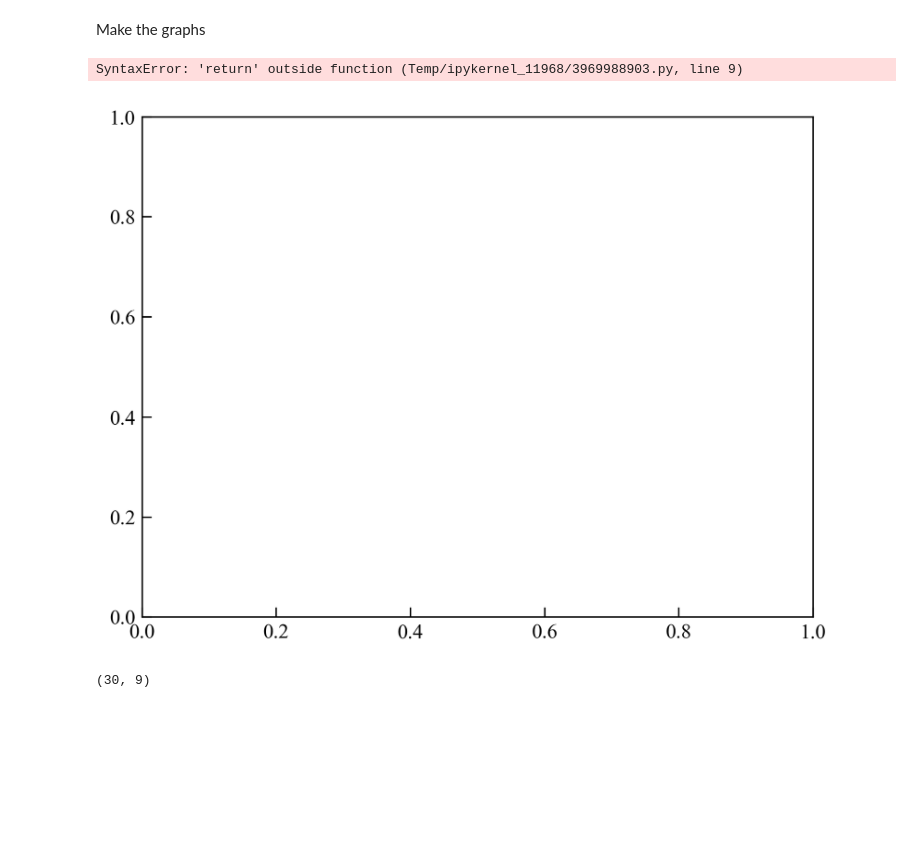
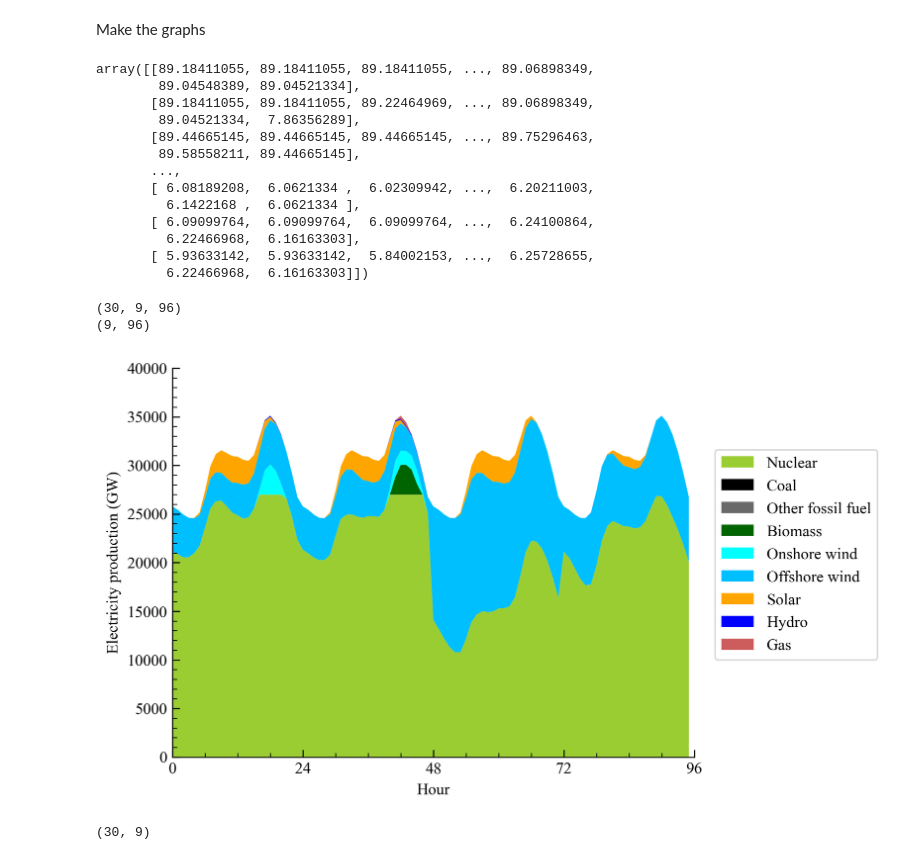
Before and after one commit to LukaKarathanos/Mphys, a Jupyter notebook: test_notebook.ipynb, the cells around one changed output. Saved outputs shown, nothing was run; the diff lists cells and outputs as text; code cells hidden in the pictures; blank space fills up the shorter version.

```diff
--- a/test_notebook.ipynb
+++ b/test_notebook.ipynb
@@ -129,50 +129,64 @@ Make the graphs
 
 fig, ax = plt.subplots()
 
-total_per_tech = np.load(r'C:\Users\LukaK\OneDrive - Durham University\Projects\Agent based modelling easy\data\3test\19124_total_per_tech.npy')
+total_per_tech = np.load(r'C:\Users\LukaK\OneDrive - Durham University\Projects\Agent based modelling easy\data\3test\28164_total_per_tech.npy')
 
-prices = np.load(r'C:\Users\LukaK\OneDrive - Durham University\Projects\Agent based modelling easy\data\3test\19124_all_strike_prices.npy')
+prices = np.load(r'C:\Users\LukaK\OneDrive - Durham University\Projects\Agent based modelling easy\data\3test\28164_all_strike_prices.npy')
 display(prices)
 
 
 print(np.shape(total_per_tech))
 
-ydata = total_per_tech[10,:,:]
-n_days = 12
+ydata = total_per_tech[17,:,:]
+n_days = 4
 
 
 # ydata = total_per_tech[2,29,:,:]/1000
 
 print(np.shape(ydata))
 
 xdata = range((n_days*24))
 
 mpl.rcParams['axes.prop_cycle'] = mpl.cycler(color=["yellowgreen", "black", "dimgrey", 'darkgreen', 'aqua', 'deepskyblue', 'orange', 'blue', 'indianred'])
 
 # print(ydata)
 tech_types_named =  ['Nuclear', 'Coal', 'Other fossil fuel','Biomass', 'Onshore wind', 'Offshore wind', 'Solar', 'Hydro', 'Gas']
 ax.stackplot(xdata,*ydata, labels = [t for t in tech_types_named])
 #have to remove the historical data from the plot
 
 
 
 ax.set_ylabel('Electricity production (GW)')
 ax.set_xlabel('Hour')
 ax.xaxis.set_minor_locator(AutoMinorLocator())
 ax.xaxis.set_major_locator(MultipleLocator(24))
 ax.set_xlim(0, len(xdata))
 ax.yaxis.set_minor_locator(AutoMinorLocator())
 ax.legend(loc = (1.04, 0.25))
 # ax.set_xlim(0, n_years)
 # ax.set_ylim(min(average_yearly_strike_prices) - 5, (max(average_yearly_strike_prices) + 5))
 ax.spines.right.set_visible(False)
 ax.spines.top.set_visible(False)
 
 #plt.savefig(fname = f'{descriptor}year production by day', bbox_inches = "tight" )
 plt.show()
 # %% [output]
-SyntaxError: 'return' outside function (Temp/ipykernel_11968/3969988903.py, line 9)
+array([[89.18411055, 89.18411055, 89.18411055, ..., 89.06898349,
+        89.04548389, 89.04521334],
+       [89.18411055, 89.18411055, 89.22464969, ..., 89.06898349,
+        89.04521334,  7.86356289],
+       [89.44665145, 89.44665145, 89.44665145, ..., 89.75296463,
+        89.58558211, 89.44665145],
+       ...,
+       [ 6.08189208,  6.0621334 ,  6.02309942, ...,  6.20211003,
+         6.1422168 ,  6.0621334 ],
+       [ 6.09099764,  6.09099764,  6.09099764, ...,  6.24100864,
+         6.22466968,  6.16163303],
+       [ 5.93633142,  5.93633142,  5.84002153, ...,  6.25728655,
+         6.22466968,  6.16163303]])
+(30, 9, 96)
+(9, 96)
-[figure, old version]
+[figure, new version]
 # %%
 
 
```
Also changed, not shown: 14 other files.
